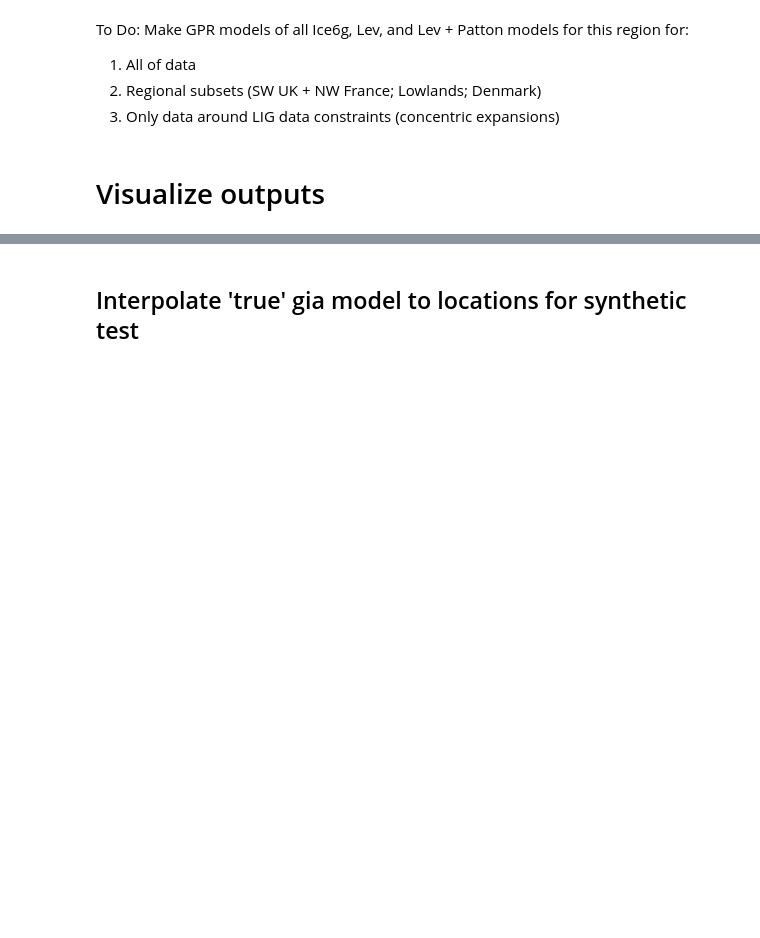
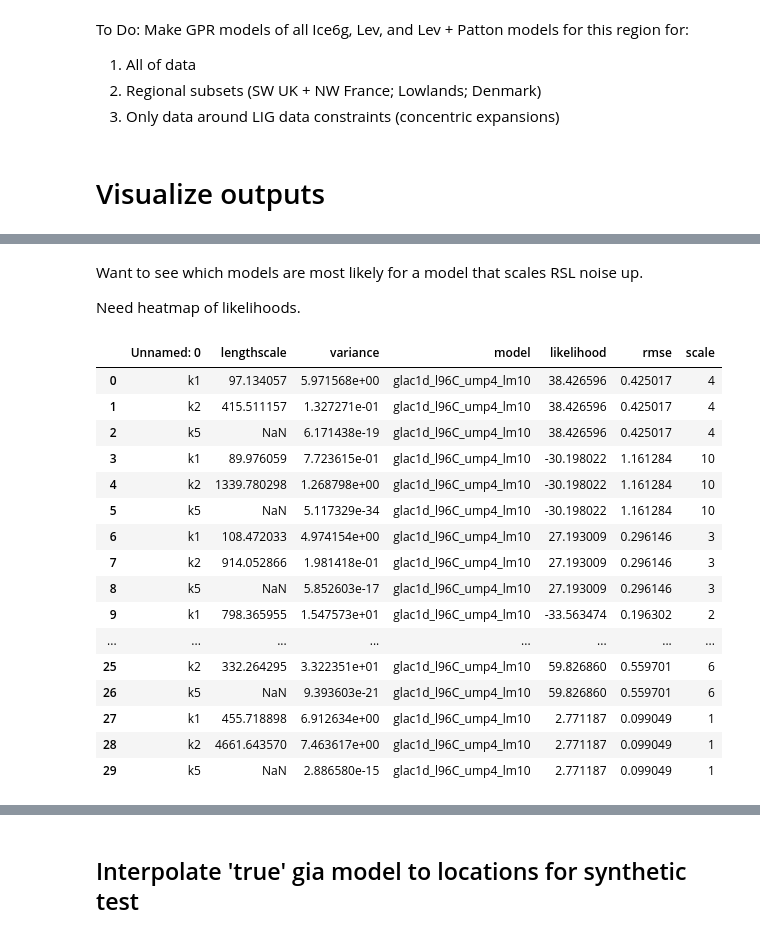
Before and after one commit to rcameronc/EU_LIG, a Jupyter notebook: rcc_notebooks/eu_lig_synthnoise_070520.ipynb, the cells around one changed output, grey strips where cells are left out. Drawn from its saved outputs; the diff is of its cells as text; code cells hidden in the pictures; blank space fills up the shorter version.

```diff
--- a/rcc_notebooks/eu_lig_synthnoise_070520.ipynb
+++ b/rcc_notebooks/eu_lig_synthnoise_070520.ipynb
@@ -266,0 +362,24 @@ for:
+# %% [markdown]
+Want to see which models are most likely for a model that scales RSL noise up.
+
+Need heatmap of likelihoods.
+# %%
+df_params
+# %% [output]
+|  | Unnamed: 0 | lengthscale | variance | model | likelihood | rmse | scale |
+| 0 | k1 | 97.134057 | 5.971568e+00 | glac1d_l96C_ump4_lm10 | 38.426596 | 0.425017 | 4 |
+| 1 | k2 | 415.511157 | 1.327271e-01 | glac1d_l96C_ump4_lm10 | 38.426596 | 0.425017 | 4 |
+| 2 | k5 | NaN | 6.171438e-19 | glac1d_l96C_ump4_lm10 | 38.426596 | 0.425017 | 4 |
+| 3 | k1 | 89.976059 | 7.723615e-01 | glac1d_l96C_ump4_lm10 | -30.198022 | 1.161284 | 10 |
+| 4 | k2 | 1339.780298 | 1.268798e+00 | glac1d_l96C_ump4_lm10 | -30.198022 | 1.161284 | 10 |
+| 5 | k5 | NaN | 5.117329e-34 | glac1d_l96C_ump4_lm10 | -30.198022 | 1.161284 | 10 |
+| 6 | k1 | 108.472033 | 4.974154e+00 | glac1d_l96C_ump4_lm10 | 27.193009 | 0.296146 | 3 |
+| 7 | k2 | 914.052866 | 1.981418e-01 | glac1d_l96C_ump4_lm10 | 27.193009 | 0.296146 | 3 |
+| 8 | k5 | NaN | 5.852603e-17 | glac1d_l96C_ump4_lm10 | 27.193009 | 0.296146 | 3 |
+| 9 | k1 | 798.365955 | 1.547573e+01 | glac1d_l96C_ump4_lm10 | -33.563474 | 0.196302 | 2 |
+| ... | ... | ... | ... | ... | ... | ... | ... |
+| 25 | k2 | 332.264295 | 3.322351e+01 | glac1d_l96C_ump4_lm10 | 59.826860 | 0.559701 | 6 |
+| 26 | k5 | NaN | 9.393603e-21 | glac1d_l96C_ump4_lm10 | 59.826860 | 0.559701 | 6 |
+| 27 | k1 | 455.718898 | 6.912634e+00 | glac1d_l96C_ump4_lm10 | 2.771187 | 0.099049 | 1 |
+| 28 | k2 | 4661.643570 | 7.463617e+00 | glac1d_l96C_ump4_lm10 | 2.771187 | 0.099049 | 1 |
+| 29 | k5 | NaN | 2.886580e-15 | glac1d_l96C_ump4_lm10 | 2.771187 | 0.099049 | 1 |
```
Also changed, not shown: parts of 7 cells of this notebook, 3 other files.
